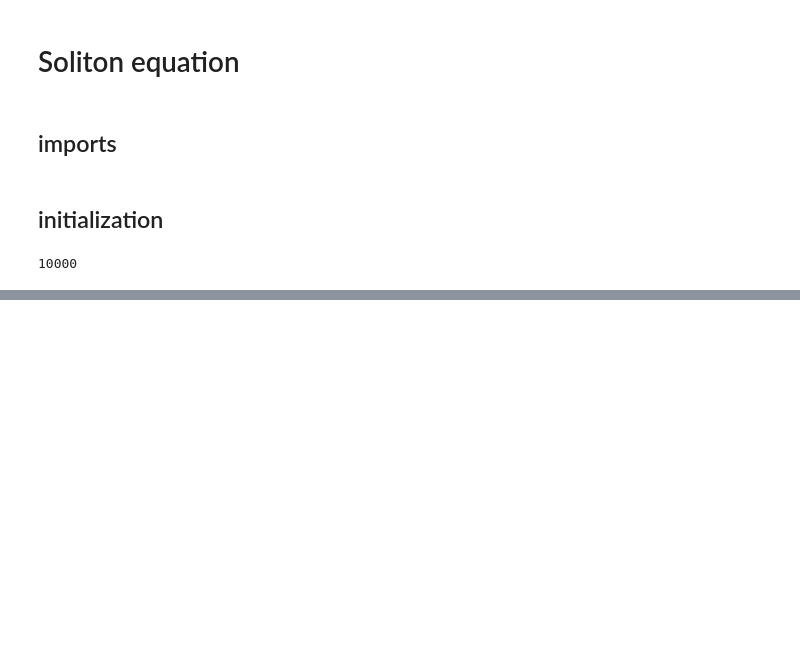
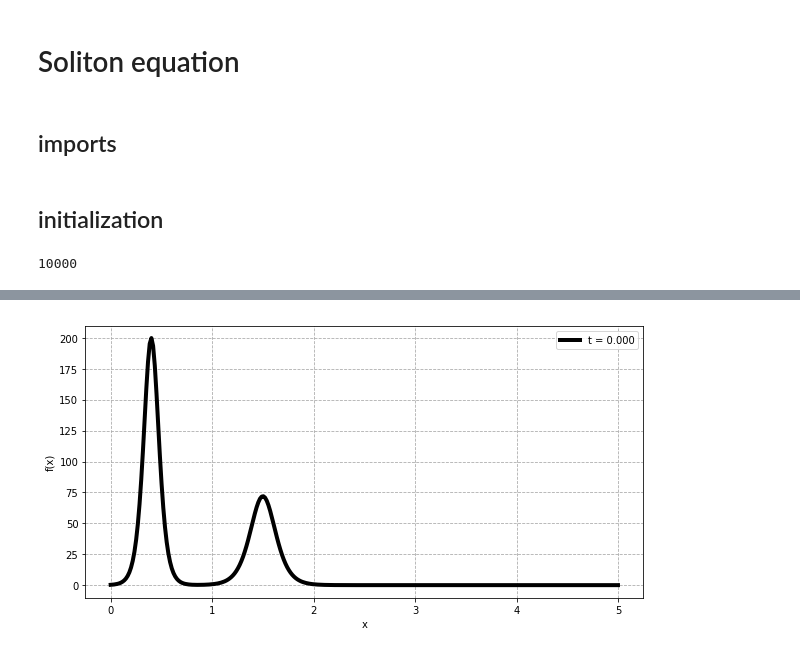
Before and after one commit to olgaborodina/mipt_compphys, a Jupyter notebook: task4/task4_soliton.ipynb, the cells around one changed output, grey strips where cells are left out. Saved outputs shown, nothing was run; the diff lists cells and outputs as text; code cells hidden in the pictures; blank space fills up the shorter version.

```diff
--- a/task4/task4_soliton.ipynb
+++ b/task4/task4_soliton.ipynb
@@ -85,0 +70,2 @@ calculate(U)
+# %%
+U_single = calculate(U)
@@ -109,0 +103,32 @@ HTML(ani.to_jshtml())
+# %%
+U = np.zeros_like(X)
+
+# Boundary / initial conditions
+
+U[:, 0] = initial(X[:, 0])
+# %%
+U_second = calculate(U)
+# %%
+U_double = U_single + U_second
+# %%
+fig, ax = plt.subplots(figsize=(10, 5))
+
+l1, = ax.plot(X_RANGE, U_double[:,-1], lw=4, color='black', label=None)
+
+ax.grid(c='#aaaaaa', ls='--')
+
+ax.set_ylabel("f(x)")
+ax.set_xlabel("x")
+
+def animate(i):
+    l1.set_data(X_RANGE, U_double[:, i])
+    l1.set_label('t = ' + '%.3f' %(i * T_STEP))
+
+    legend = plt.legend(loc='upper right')
+    return l1, legend
+
+ani = FuncAnimation(fig, animate, frames=np.linspace(0, NUMBER_T - 2, 50).astype(int), interval=50)
+
+#ani.save("solution.mp4")
+HTML(ani.to_jshtml())
+# %% [output]
@@ -109,0 +136 @@ HTML(ani.to_jshtml())
+[figure, added]
```
Also changed, not shown: parts of 11 cells of this notebook.
